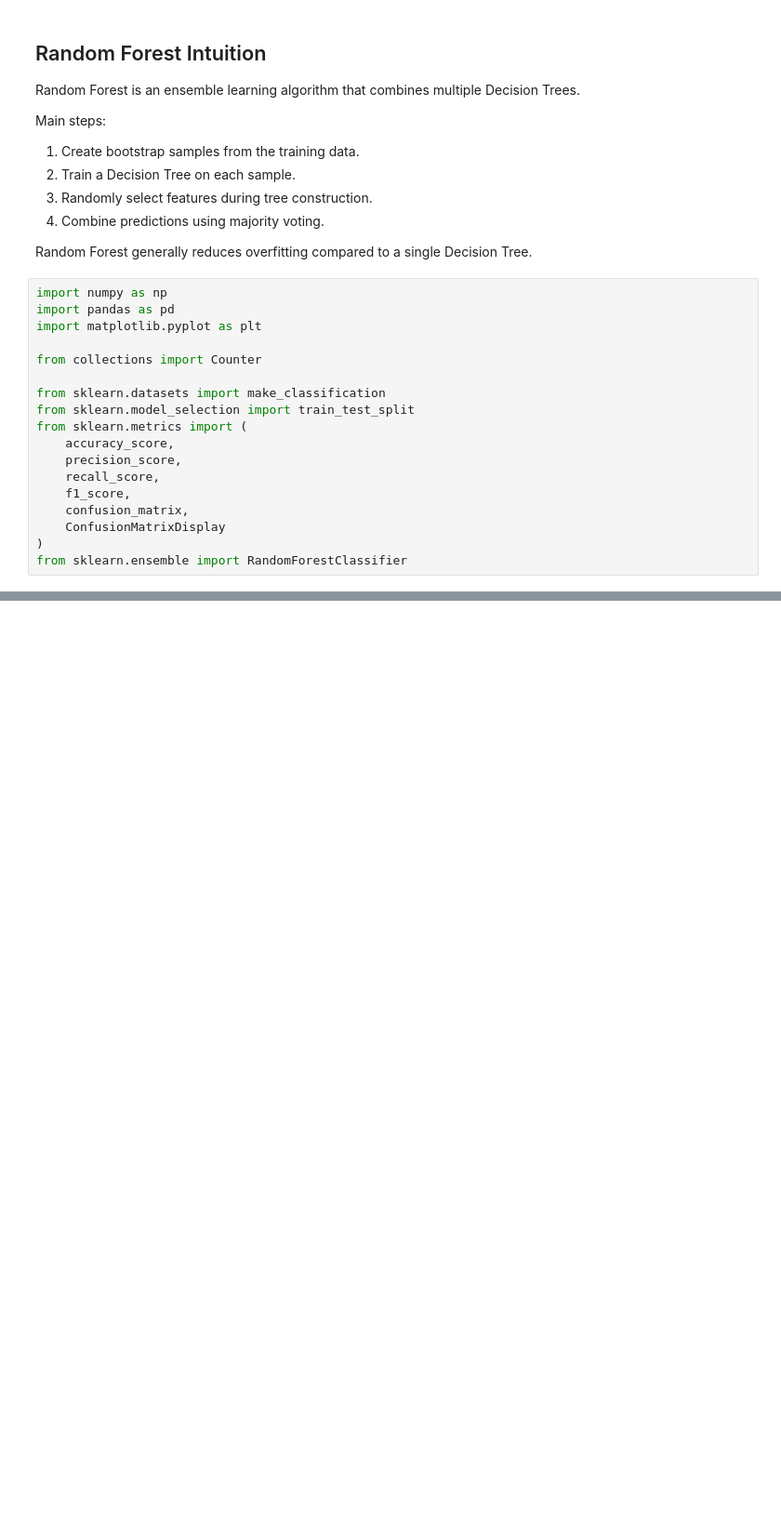
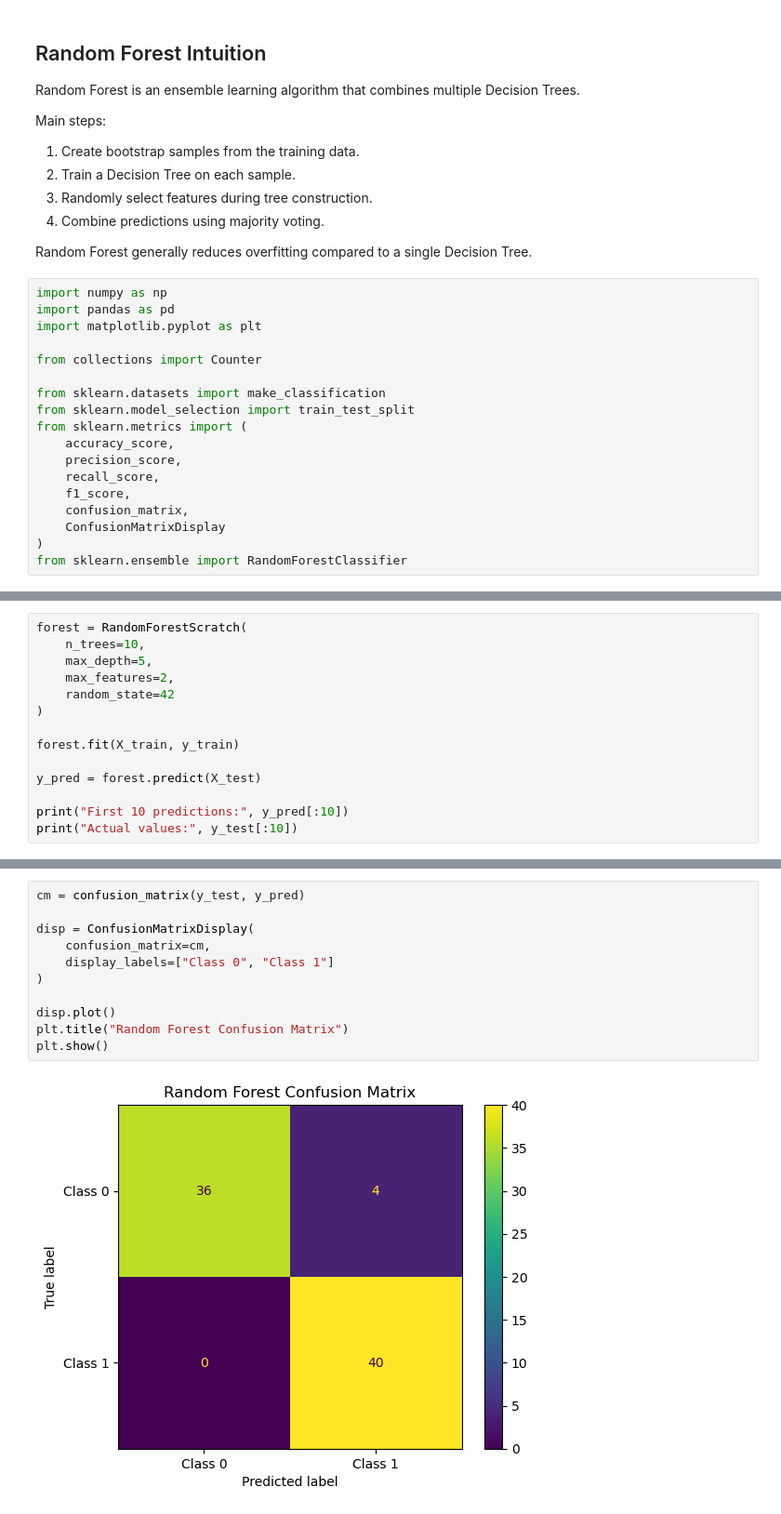
Before and after one commit to AHMAD-ALI5/machine-learning-from-scratch, a Jupyter notebook: machine-learning-from-scratch/Classification/random forest.ipynb, the cells around one changed output, grey strips where cells are left out. Shown at 93% size. Drawn from its saved outputs; the diff is of its cells as text; blank space fills up the shorter version.

```diff
--- a/machine-learning-from-scratch/Classification/random forest.ipynb
+++ b/machine-learning-from-scratch/Classification/random forest.ipynb
@@ -40,0 +256,14 @@ from sklearn.ensemble import RandomForestClassifier
+# %%
+forest = RandomForestScratch(
+    n_trees=10,
+    max_depth=5,
+    max_features=2,
+    random_state=42
+)
+
+forest.fit(X_train, y_train)
+
+y_pred = forest.predict(X_test)
+
+print("First 10 predictions:", y_pred[:10])
+print("Actual values:", y_test[:10])
@@ -40,0 +296,13 @@ from sklearn.ensemble import RandomForestClassifier
+# %%
+cm = confusion_matrix(y_test, y_pred)
+
+disp = ConfusionMatrixDisplay(
+    confusion_matrix=cm,
+    display_labels=["Class 0", "Class 1"]
+)
+
+disp.plot()
+plt.title("Random Forest Confusion Matrix")
+plt.show()
+# %% [output]
+[figure, added]
```
Also changed, not shown: parts of 8 cells of this notebook.
